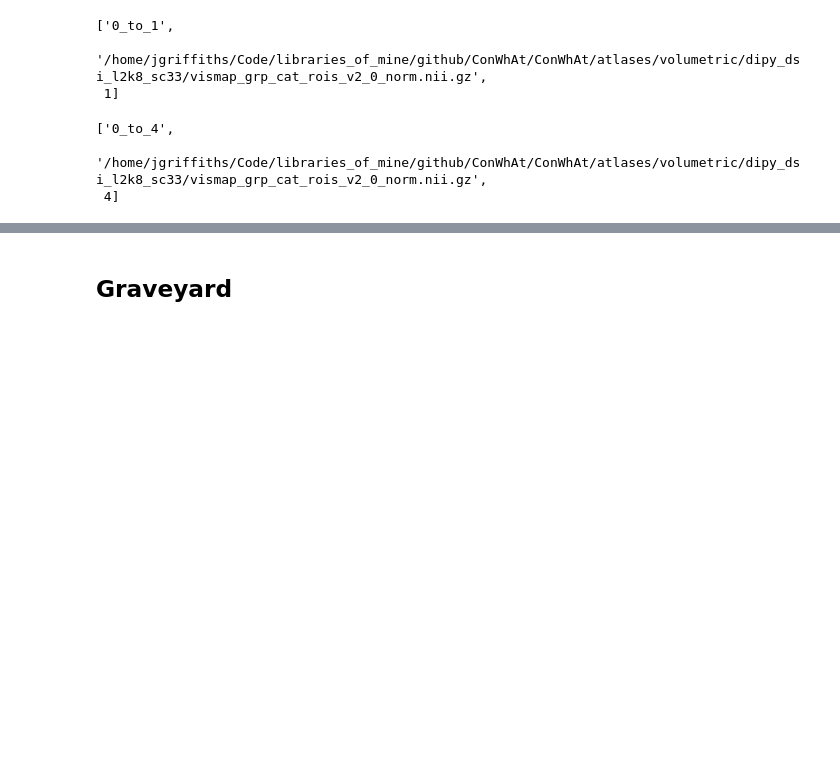
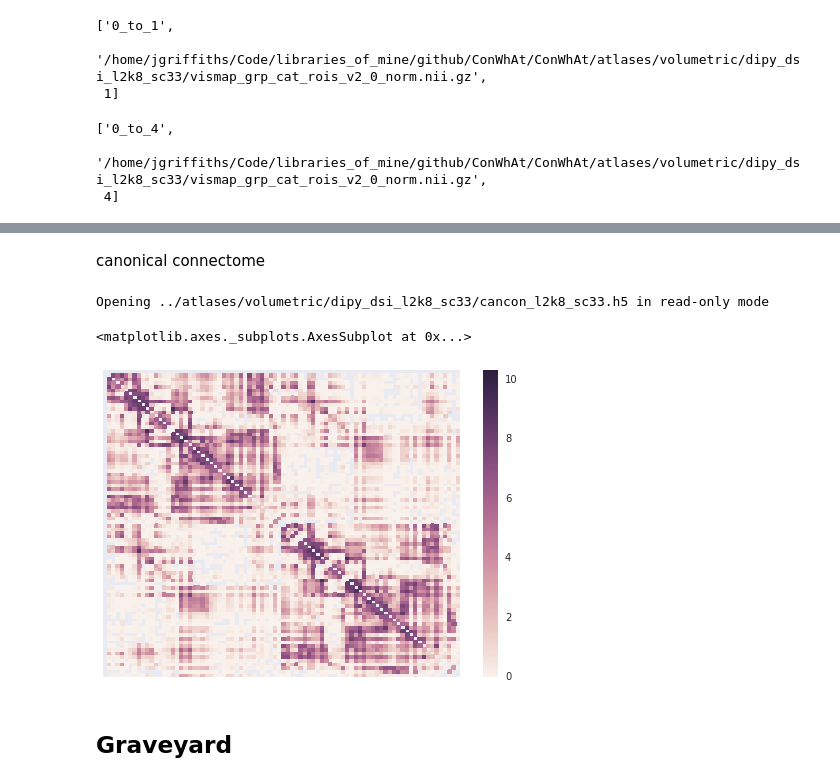
Before and after one commit to JohnGriffiths/ConWhAt_OLD, a Jupyter notebook: ConWhAt/scratch/connat_atlas_analysis_tests.ipynb, the cells around one changed output, grey strips where cells are left out. Drawn from its saved outputs; the diff is of its cells as text; code cells hidden in the pictures; blank space fills up the shorter version.

```diff
--- a/ConWhAt/scratch/connat_atlas_analysis_tests.ipynb
+++ b/ConWhAt/scratch/connat_atlas_analysis_tests.ipynb
@@ -94,0 +473,2 @@ ls: cannot access '/home/jgriffiths/Code/libraries_of_mine/github/#atlases/#volu
+# %% [markdown]
+canonical connectome
@@ -94,0 +477,4 @@ ls: cannot access '/home/jgriffiths/Code/libraries_of_mine/github/#atlases/#volu
+# %%
+df = pd.read_hdf('../atlases/volumetric/dipy_dsi_l2k8_sc33/cancon_l2k8_sc33.h5', 'df_cm_avg')
+# %% [output]
+Opening ../atlases/volumetric/dipy_dsi_l2k8_sc33/cancon_l2k8_sc33.h5 in read-only mode
@@ -95,3 +483,10 @@ ls: cannot access '/home/jgriffiths/Code/libraries_of_mine/github/#atlases/#volu
+# %%
+mask = (df.values!=0)*((np.eye(df.shape[0])*-1)+1)==False
+sns.heatmap(np.log1p(df.values), xticklabels='',yticklabels='',
+            mask=mask)
+# %% [output]
+<matplotlib.axes._subplots.AxesSubplot at 0x...>
+[figure, added]
 # %% [markdown]
 ## Graveyard
 # %%
```
Also changed, not shown: parts of 91 cells of this notebook.
